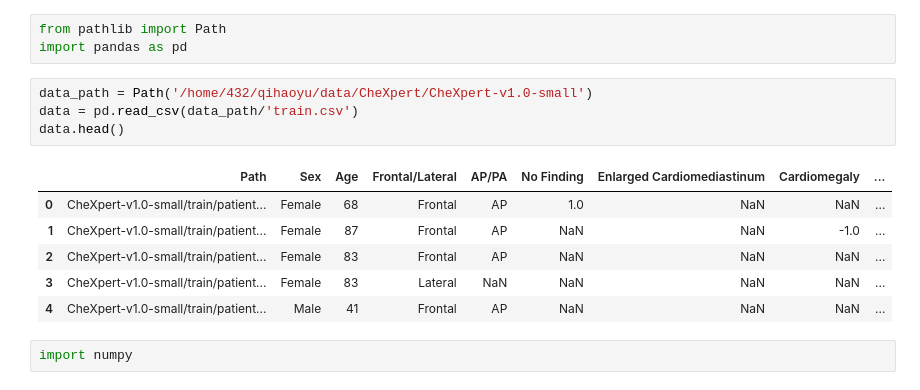
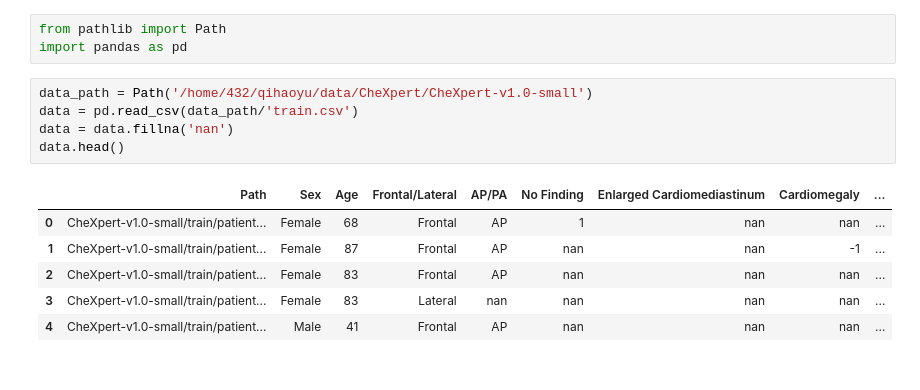
Before and after one commit to AveryQi115/semi_supervised_chexpert, a Jupyter notebook: test_CheXpert.ipynb, the cells around one changed output. Saved outputs shown, nothing was run; the diff lists cells and outputs as text.

```diff
--- a/test_CheXpert.ipynb
+++ b/test_CheXpert.ipynb
@@ -4,13 +4,12 @@ import pandas as pd
 # %%
 data_path = Path('/home/432/qihaoyu/data/CheXpert/CheXpert-v1.0-small')
 data = pd.read_csv(data_path/'train.csv')
+data = data.fillna('nan')
 data.head()
 # %% [output]
 |  | Path | Sex | Age | Frontal/Lateral | AP/PA | No Finding | Enlarged Cardiomediastinum | Cardiomegaly | ... |
-| 0 | CheXpert-v1.0-small/train/patient... | Female | 68 | Frontal | AP | 1.0 | NaN | NaN | ... |
-| 1 | CheXpert-v1.0-small/train/patient... | Female | 87 | Frontal | AP | NaN | NaN | -1.0 | ... |
-| 2 | CheXpert-v1.0-small/train/patient... | Female | 83 | Frontal | AP | NaN | NaN | NaN | ... |
-| 3 | CheXpert-v1.0-small/train/patient... | Female | 83 | Lateral | NaN | NaN | NaN | NaN | ... |
-| 4 | CheXpert-v1.0-small/train/patient... | Male | 41 | Frontal | AP | NaN | NaN | NaN | ... |
+| 0 | CheXpert-v1.0-small/train/patient... | Female | 68 | Frontal | AP | 1 | nan | nan | ... |
+| 1 | CheXpert-v1.0-small/train/patient... | Female | 87 | Frontal | AP | nan | nan | -1 | ... |
+| 2 | CheXpert-v1.0-small/train/patient... | Female | 83 | Frontal | AP | nan | nan | nan | ... |
+| 3 | CheXpert-v1.0-small/train/patient... | Female | 83 | Lateral | nan | nan | nan | nan | ... |
+| 4 | CheXpert-v1.0-small/train/patient... | Male | 41 | Frontal | AP | nan | nan | nan | ... |
-# %%
-import numpy
```
Also changed, not shown: parts of 12 cells of this notebook, 10 other files.
